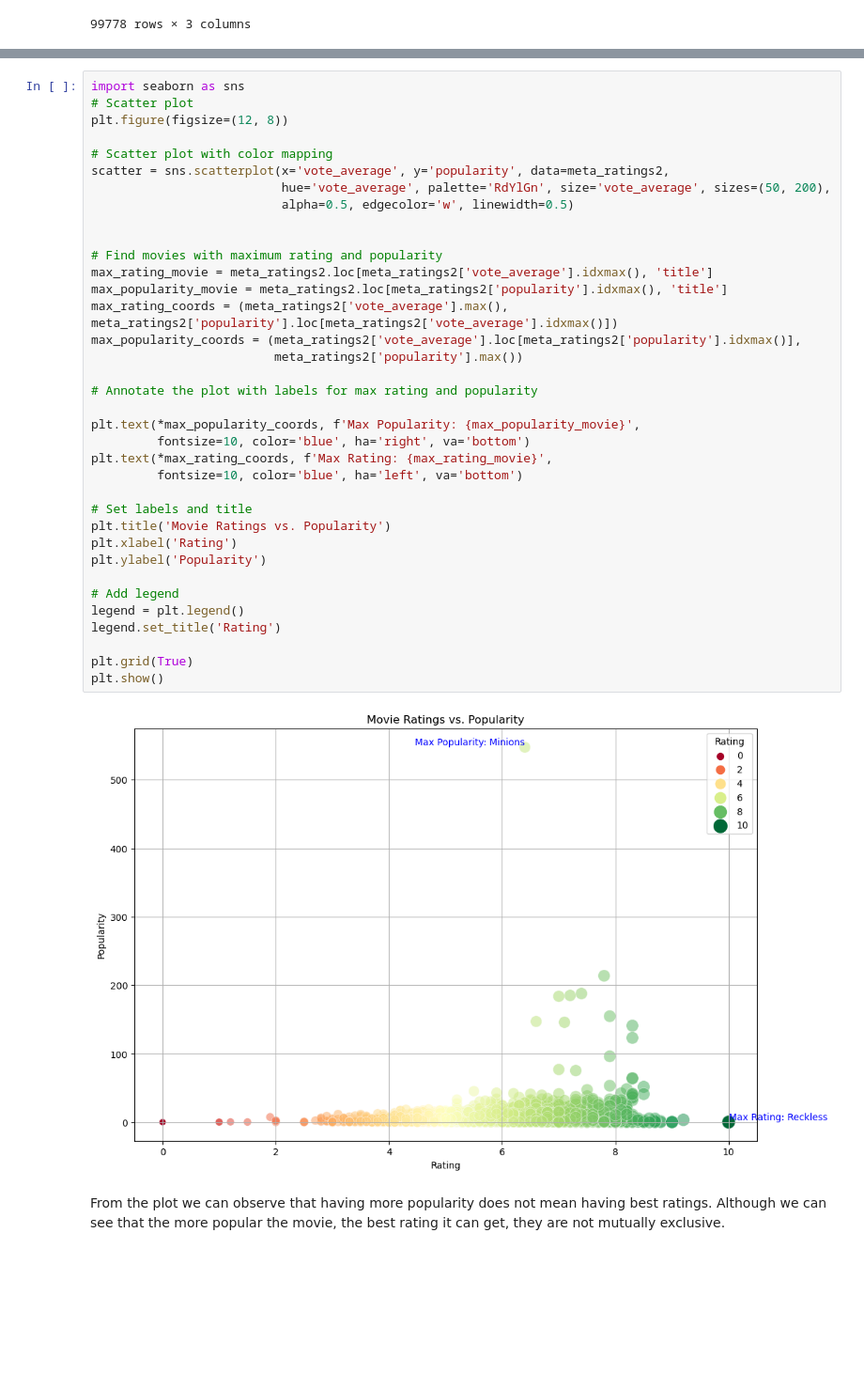
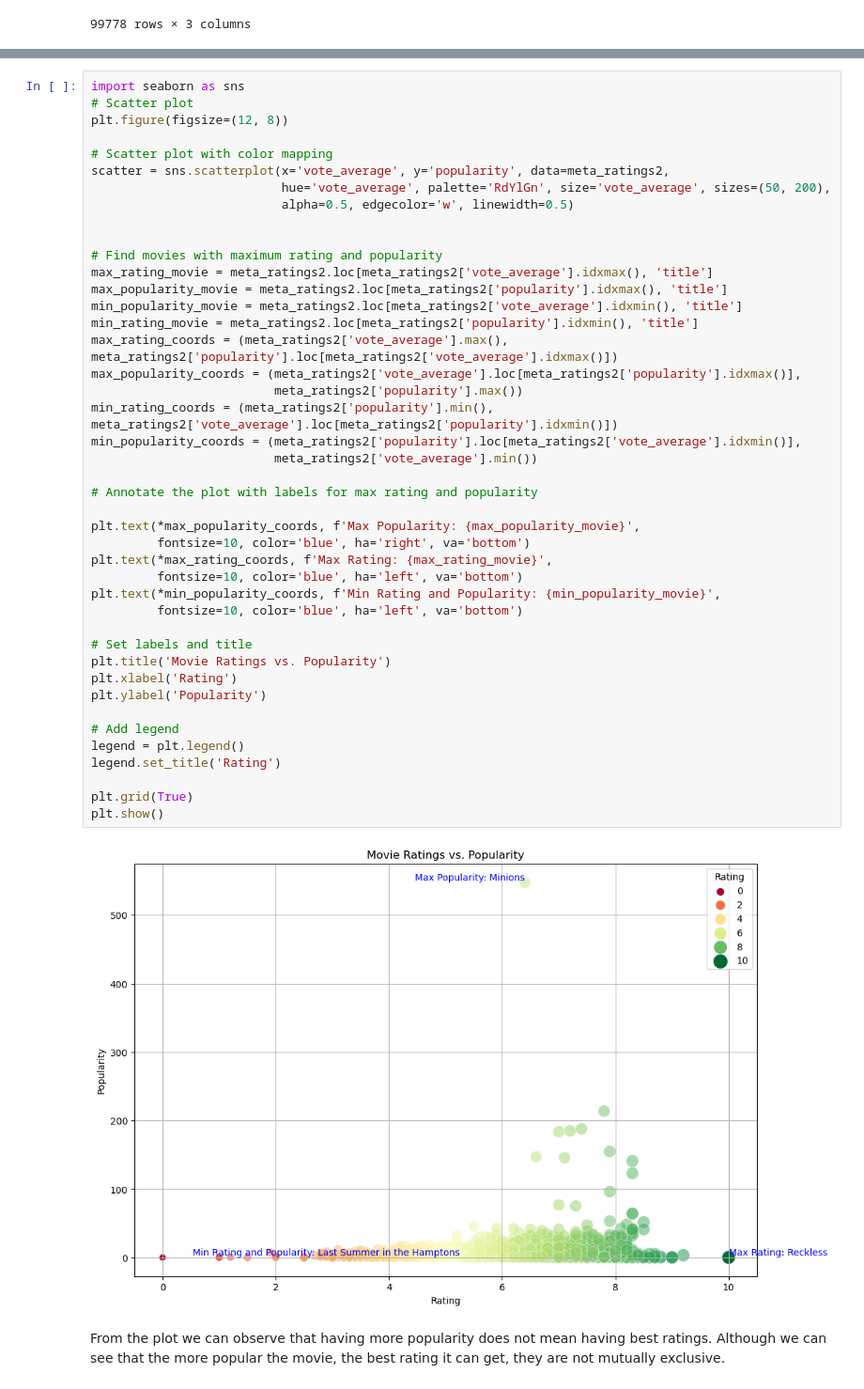
Before and after one commit to ADS-2023-FR1/Agile-Data-Science-Project-FR1, a Jupyter notebook: Data/initial_metrics_data.ipynb, the cells around one changed output, grey strips where cells are left out. Shown at 94% size. Cells and saved outputs as stored; diff of their text form; blank space fills up the shorter version.

Commit message:
add min labels to plots

```diff
--- a/Data/initial_metrics_data.ipynb
+++ b/Data/initial_metrics_data.ipynb
@@ -406,34 +417,41 @@ scatter = sns.scatterplot(x='vote_average', y='popularity', data=meta_ratings2,
                           hue='vote_average', palette='RdYlGn', size='vote_average', sizes=(50, 200),
                           alpha=0.5, edgecolor='w', linewidth=0.5)
 
 
 # Find movies with maximum rating and popularity
 max_rating_movie = meta_ratings2.loc[meta_ratings2['vote_average'].idxmax(), 'title']
 max_popularity_movie = meta_ratings2.loc[meta_ratings2['popularity'].idxmax(), 'title']
+min_popularity_movie = meta_ratings2.loc[meta_ratings2['vote_average'].idxmin(), 'title']
+min_rating_movie = meta_ratings2.loc[meta_ratings2['popularity'].idxmin(), 'title']
 max_rating_coords = (meta_ratings2['vote_average'].max(), meta_ratings2['popularity'].loc[meta_ratings2['vote_average'].idxmax()])
 max_popularity_coords = (meta_ratings2['vote_average'].loc[meta_ratings2['popularity'].idxmax()],
                          meta_ratings2['popularity'].max())
+min_rating_coords = (meta_ratings2['popularity'].min(), meta_ratings2['vote_average'].loc[meta_ratings2['popularity'].idxmin()])
+min_popularity_coords = (meta_ratings2['popularity'].loc[meta_ratings2['vote_average'].idxmin()],
+                         meta_ratings2['vote_average'].min())
 
 # Annotate the plot with labels for max rating and popularity
 
 plt.text(*max_popularity_coords, f'Max Popularity: {max_popularity_movie}',
          fontsize=10, color='blue', ha='right', va='bottom')
 plt.text(*max_rating_coords, f'Max Rating: {max_rating_movie}',
+         fontsize=10, color='blue', ha='left', va='bottom')
+plt.text(*min_popularity_coords, f'Min Rating and Popularity: {min_popularity_movie}',
          fontsize=10, color='blue', ha='left', va='bottom')
 
 # Set labels and title
 plt.title('Movie Ratings vs. Popularity')
 plt.xlabel('Rating')
 plt.ylabel('Popularity')
 
 # Add legend
 legend = plt.legend()
 legend.set_title('Rating')
 
 plt.grid(True)
 plt.show()
 # %% [output]
-[figure, old version]
+[figure, new version]
 # %% [markdown]
 From the plot we can observe that having more popularity does not mean having best ratings. Although we can see that the more popular the movie, the best rating it can get, they are not mutually exclusive.
 # %% [markdown]
```
Also changed, not shown: parts of 6 cells of this notebook.
